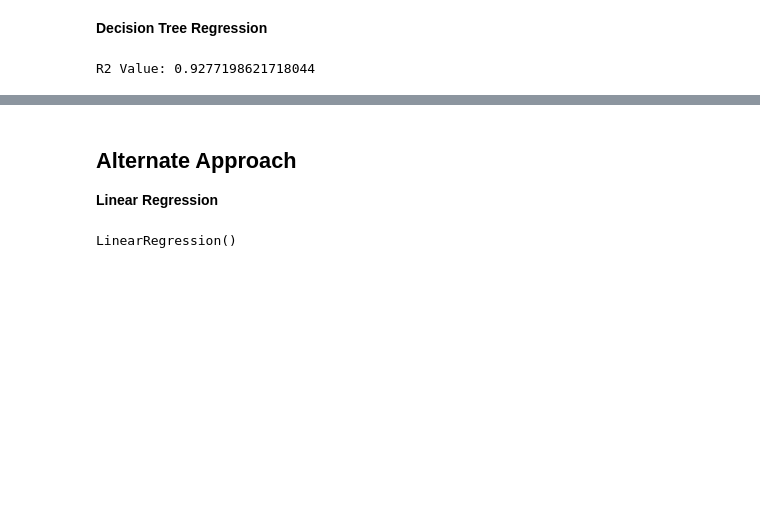
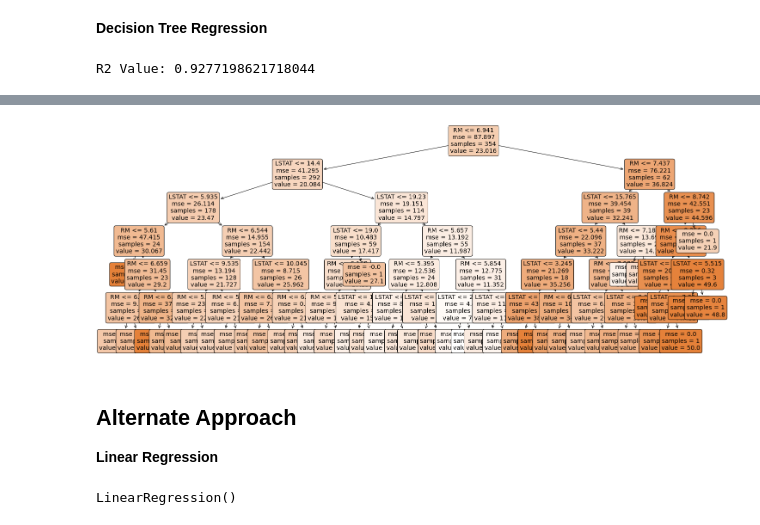
Before and after one commit to SharonNicG/52954-Machine-Learning-and-Statistics, a Jupyter notebook: scikit-learn.ipynb, the cells around one changed output, grey strips where cells are left out. Drawn from its saved outputs; the diff is of its cells as text; code cells hidden in the pictures; blank space fills up the shorter version.

```diff
--- a/scikit-learn.ipynb
+++ b/scikit-learn.ipynb
@@ -498,3 +504,13 @@ Final Average Accuracy of the model: -36.16
+# %%
+plt.figure(figsize=(25,10))
+a = plot_tree(regressor,
+              feature_names=X.columns,
+              class_names=Y,
+              filled=True,
+              rounded=True,
+              fontsize=14)
+# %% [output]
+[figure, added]
 # %% [markdown]
 ## Alternate Approach
 
```
Also changed, not shown: parts of 25 cells of this notebook.
